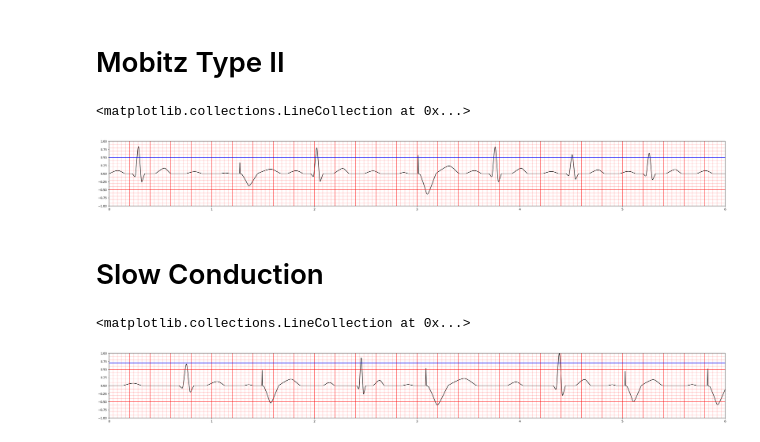
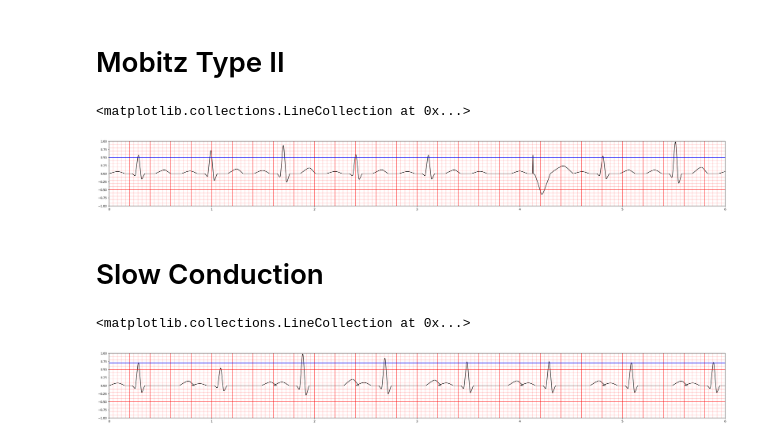
Before and after one commit to joonhaim/edupace, a Jupyter notebook: simulator-interface/ecg/ECG simulation - more organised version.ipynb, the cells around one changed output. Saved outputs shown, nothing was run; the diff lists cells and outputs as text; code cells hidden in the pictures.

```diff
--- a/simulator-interface/ecg/ECG simulation - more organised version.ipynb
+++ b/simulator-interface/ecg/ECG simulation - more organised version.ipynb
@@ -51,13 +51,20 @@ def ECG_wave(signal_type):
        y = np.concatenate((Py,preQRSy, QRSy, preTy, Ty),axis=0)
 
     elif signal_type == "Ventricular pacing":
-        #points_preP = [[1,0,0],[1,1,0],[1,2,0],[1,2.5,0]]
-        points_P = [[10,0,0],[5,0.7,0.7],[15,1.25,0.9],[15,1.35,0.9],[5,1.8,0.7],[10,2.5,0]]
-        points_prePacemaker = [[1,2.6,0],[1,3.1,0],[1,4.1,0],[1,5.1,0]]
-        points_Pacemaker = [[1,5.4,0],[10,5.5,14],[1,5.6,0]]
-        points_QRS = [[2,6.1,-0.8],[1,6.6,-3.1],[5,7,-7.1],[5,7.3,-7.6],[1,7.6,-11.5],[10,8.15,-16.8],[1,8.6,-14.6],[1,9.1,-10.5],[1,9.6,-6.4],[1,10.1,-3],[10,10.7,0]]
-        points_T = [[10,10.71,0],[1,10.9,0.4],[1,11.1,0.75],[1,11.6,1.8],[1,12.1,2.75],[1,12.6,3.6],[1,13.1,4.15],[5,13.6,4.75],[5,14.1,5.4],[15,14.55,5.7],[5,15.1,5.3],[5,15.6,4.4],[1,16.1,3],[1,16.6,1.6],[1,17.1,0.5],[1,17.5,0]]
-        #points_postT = [[1,21,0],[1,22,0],[1,23,0],[1,24,0],[1,25,0]]
+        # #points_P = [[10,0,0],[5,0.7,0.7],[15,1.25,0.9],[15,1.35,0.9],[5,1.8,0.7],[10,2.5,0]]
+        # points_P = [[10,0,0],[5,1.288,1.51666],[15,2.3,1.95],[15,2.484,1.95],[5,3.312,1.516666],[10,4.6,0]]
+        # points_prePacemaker = [[1,5.1,0]]
+        # points_Pacemaker = [[1,5.4,0],[10,5.5,14],[1,5.6,0]]
+        # points_QRS = [[2,6.1,-0.8],[1,6.6,-3.1],[5,7,-7.1],[5,7.3,-7.6],[1,7.6,-11.5],[10,8.15,-16.8],[1,8.6,-14.6],[1,9.1,-10.5],[1,9.6,-6.4],[1,10.1,-3],[10,10.7,0]]
+        # points_T = [[10,10.71,0],[1,10.9,0.4],[1,11.1,0.75],[1,11.6,1.8],[1,12.1,2.75],[1,12.6,3.6],[1,13.1,4.15],[5,13.6,4.75],[5,14.1,5.4],[15,14.55,5.7],[5,15.1,5.3],[5,15.6,4.4],[1,16.1,3],[1,16.6,1.6],[1,17.1,0.5],[1,17.5,0]]
+        # #points_postT = [[1,21,0],[1,22,0],[1,23,0],[1,24,0],[1,25,0]]
+
+        points_P = [[10,0,0],[5,1.288,1.51666],[15,2.3,1.95],[15,2.484,1.95],[5,3.312,1.516666],[10,4.6,0]]
+        points_prePacemaker = [[1,5.9,0]]
+        points_Pacemaker = [[1,6.2,0],[10,6.3,14],[1,6.4,0]]
+        points_QRS = [[2,6.9,-0.8],[1,7.4,-3.1],[5,7.8,-7.1],[5,8.1,-7.6],[1,8.4,-11.5],[10,8.95,-16.8],[1,9.4,-14.6],[1,9.9,-10.5],[1,10.4,-6.4],[1,10.9,-3],[10,11.5,0]]
+        points_T = [[10,11.51,0],[1,11.7,0.4],[1,11.9,0.75],[1,12.4,1.8],[1,12.9,2.75],[1,13.4,3.6],[1,13.9,4.15],[5,14.4,4.75],[5,14.9,5.4],[15,15.35,5.7],[5,15.9,5.3],[5,16.4,4.4],[1,16.9,3],[1,17.4,1.6],[1,17.9,0.5],[1,18.3,0]]
+
 
         #prePx,prePy = b_polynomial(t,points_preP)
         Px,Py = b_polynomial(t,points_P)
@@ -1097,7 +1110,7 @@ def Mobitz_type_II(ecg_func, patient_HR, sensitivity,rate, output, asynchronous,
     return x, y
 # %%
 t = np.linspace(0,1,101)
-patient_HR = 80
+patient_HR = 85
 sensitivity = 0.5
 x_ecg, y_ecg = Mobitz_type_II(ECG_wave,patient_HR=patient_HR, sensitivity=sensitivity, rate=60, output=1.7, asynchronous=False)
 
@@ -1127,11 +1140,11 @@ ax.hlines(small_lines_h, xmin, xmax, colors='red', alpha=0.3, linewidth=1)
 ax.hlines(sensitivity, xmin, xmax, colors='blue', alpha=1, linewidth=1.5)
 # %% [output]
 <matplotlib.collections.LineCollection at 0x...>
-[figure, old version]
+[figure, new version]
 # %% [markdown]
 # Slow Conduction #
 # %%
-def slow_conduction(ecg_func, gap, regularity, sensitivity,rate, output, asynchronous,iterations=100):
+def slow_conduction(ecg_func, gap, sensitivity,rate, output, asynchronous,iterations=100):
     ''' Function to stitch together multiple ECG beats into a continuous signal.
     Parameters:
     ecg_func: function that generates ECG waveform for a given signal type
@@ -1267,34 +1514,33 @@ def slow_conduction(ecg_func, gap, regularity, sensitivity,rate, output, asynchr
 # %%
 t = np.linspace(0,1,101)
 patient_HR = 75
-gap = heart_rate(patient_HR)
 sensitivity = 0.7
-x_ecg, y_ecg = slow_conduction(ECG_wave, gap, regularity='Irregular', sensitivity=sensitivity, rate=70, output=1.5, asynchronous=False)
+x_ecg, y_ecg = slow_conduction(ECG_wave, patient_HR=patient_HR, sensitivity=sensitivity, rate=70, output=1.5, asynchronous=False)
 
 fig, ax = plt.subplots(figsize=(38, 4))
 ax.plot(x_ecg, y_ecg, color='black')
 ax.set_xlim(0, 6)
 ax.set_ylim(-1, 1)
 
 # compute line positions
 big_lines_v = np.arange(0, 6, 0.2)
 small_lines_v = np.arange(0, 6, 0.04)
 big_lines_h = np.arange(-1.5, 1.5, 1)
 small_lines_h = np.arange(-1.5, 1.5, 0.1)
 
 ymin, ymax = ax.get_ylim()
 xmin, xmax = ax.get_xlim()
 
 # draw vertical lines (from ymin to ymax) in a single call each
 ax.vlines(big_lines_v, ymin, ymax, colors='red', alpha=0.7, linewidth=1.5)
 ax.vlines(small_lines_v, ymin, ymax, colors='red', alpha=0.3, linewidth=1)
 
 # draw horizontal lines (from xmin to xmax)
 ax.hlines(big_lines_h, xmin, xmax, colors='red', alpha=0.7, linewidth=1.5)
 ax.hlines(small_lines_h, xmin, xmax, colors='red', alpha=0.3, linewidth=1)
 
 #Line to indicate sensitivity setting
 ax.hlines(sensitivity, xmin, xmax, colors='blue', alpha=1, linewidth=1.5)
 # %% [output]
 <matplotlib.collections.LineCollection at 0x...>
-[figure, old version]
+[figure, new version]
```
Also changed, not shown: parts of 2 cells of this notebook.
